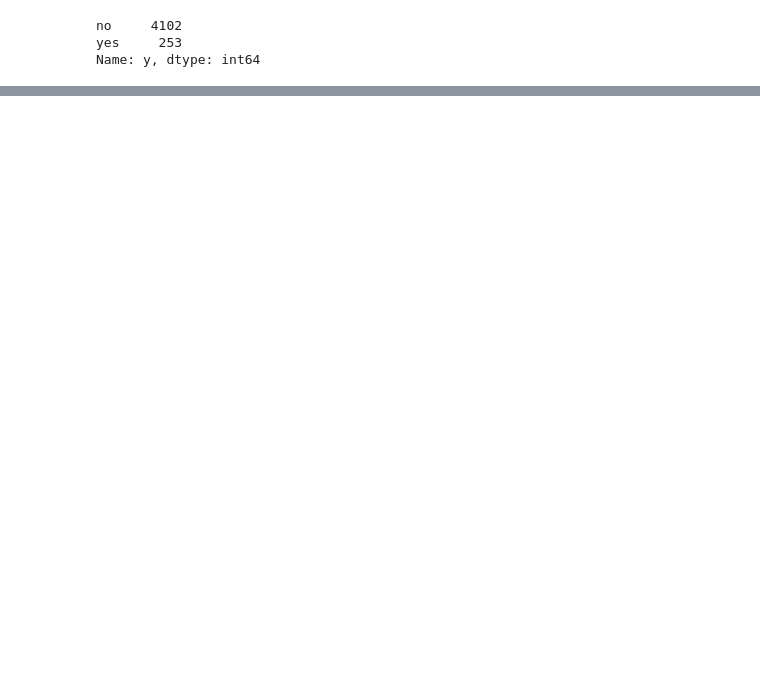
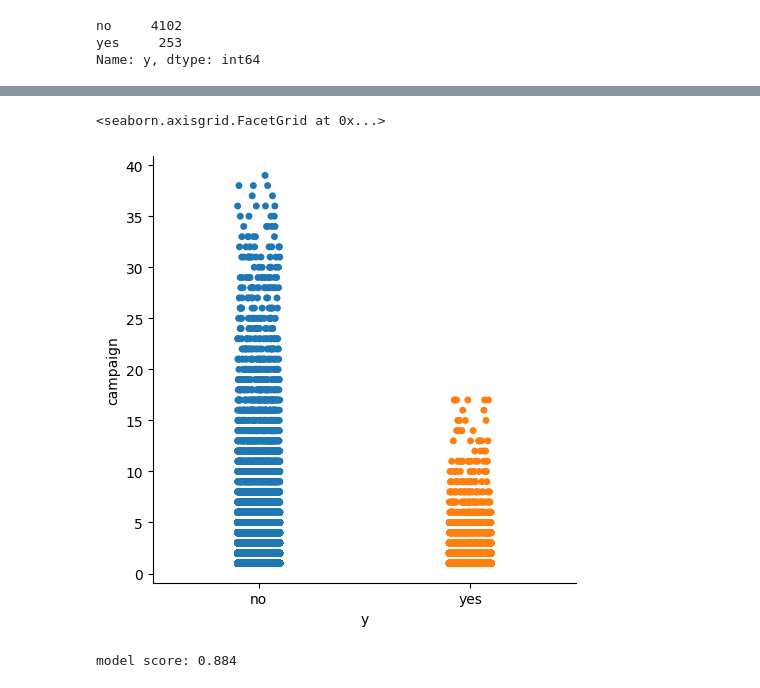
Before and after one commit to AthimetA/FRA503_HW_ML, a Jupyter notebook: HW1-ML.ipynb, the cells around one changed output, grey strips where cells are left out. Saved outputs shown, nothing was run; the diff lists cells and outputs as text; code cells hidden in the pictures; blank space fills up the shorter version.

Commit message:
cut outliers + train 1 cat

```diff
--- a/HW1-ML.ipynb
+++ b/HW1-ML.ipynb
@@ -53,0 +80,23 @@ sns.catplot(x= 'y',y='campaign', data=df) # plot relationship between data
+# %%
+cp20up = df[df['campaign'] > 18]
+df = df.drop(cp20up[cp20up['y'] == 'yes'].index)
+# %%
+sns.catplot(x= 'y',y='campaign', data=df)
+# %% [output]
+<seaborn.axisgrid.FacetGrid at 0x...>
+[figure, added]
+# %%
+from sklearn.linear_model import LogisticRegression
+from sklearn.model_selection import train_test_split
+
+x = df.iloc[:,12:13]
+y = df.iloc[:,-1]
+
+x_train,x_test,y_train,y_test = train_test_split(x,y,test_size = 0.2,random_state = 0)
+
+clf = LogisticRegression()
+clf.fit(x_train,y_train)
+y_pred = clf.predict(x_train)
+print("model score: %.3f" % clf.score(x_test, y_test))
+# %% [output]
+model score: 0.884
```
Also changed, not shown: parts of 4 cells of this notebook, 1 other file.
